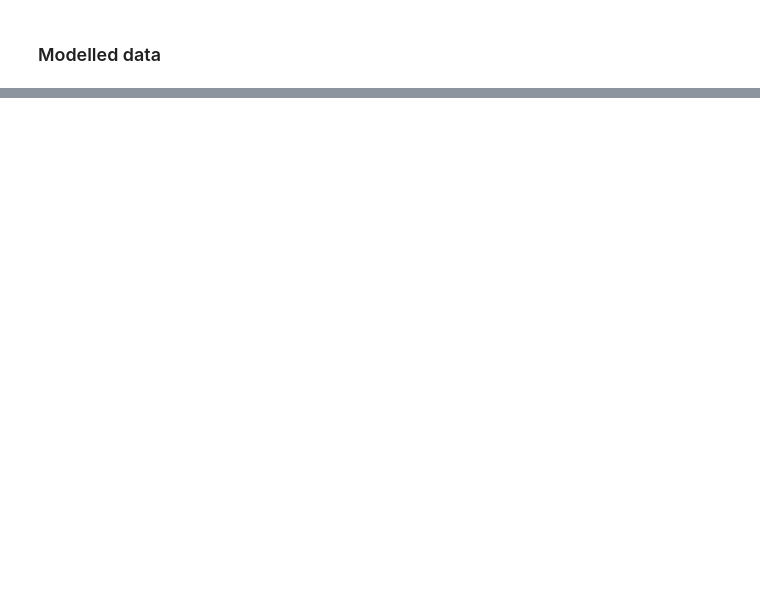
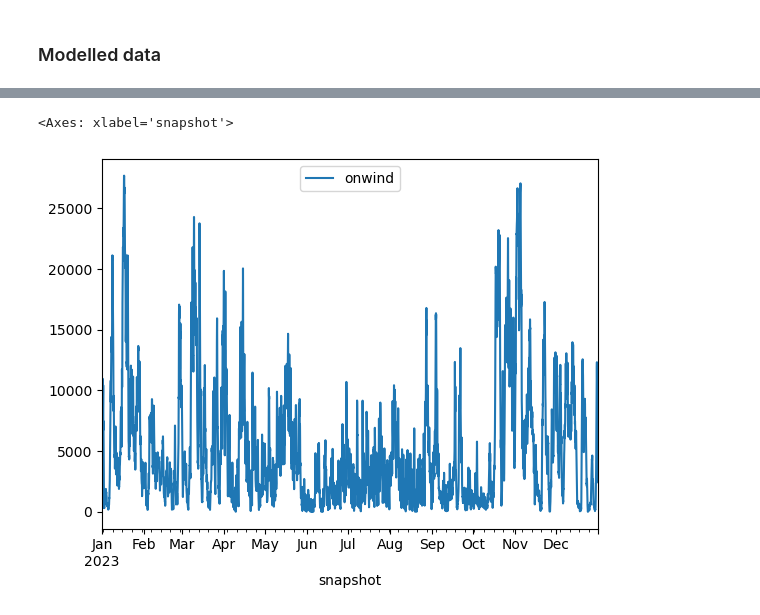
Before and after one commit to cristobal-GC/Q2Q_repository, a Jupyter notebook: notebooks/Tutorial_Creating_Q2Q_transform.ipynb, the cells around one changed output, grey strips where cells are left out. Cells and saved outputs as stored; diff of their text form; code cells hidden in the pictures; blank space fills up the shorter version.

```diff
--- a/notebooks/Tutorial_Creating_Q2Q_transform.ipynb
+++ b/notebooks/Tutorial_Creating_Q2Q_transform.ipynb
@@ -26,0 +72,7 @@ Wind and solar time series at national level can be obtained
+# %%
+df_input = n.generators_t['p'].filter(like=carrier).sum(axis=1).to_frame(name=carrier)
+# %%
+df_input.plot()
+# %% [output]
+<Axes: xlabel='snapshot'>
+[figure, added]
```
Also changed, not shown: parts of 12 cells of this notebook, 3 other files.
